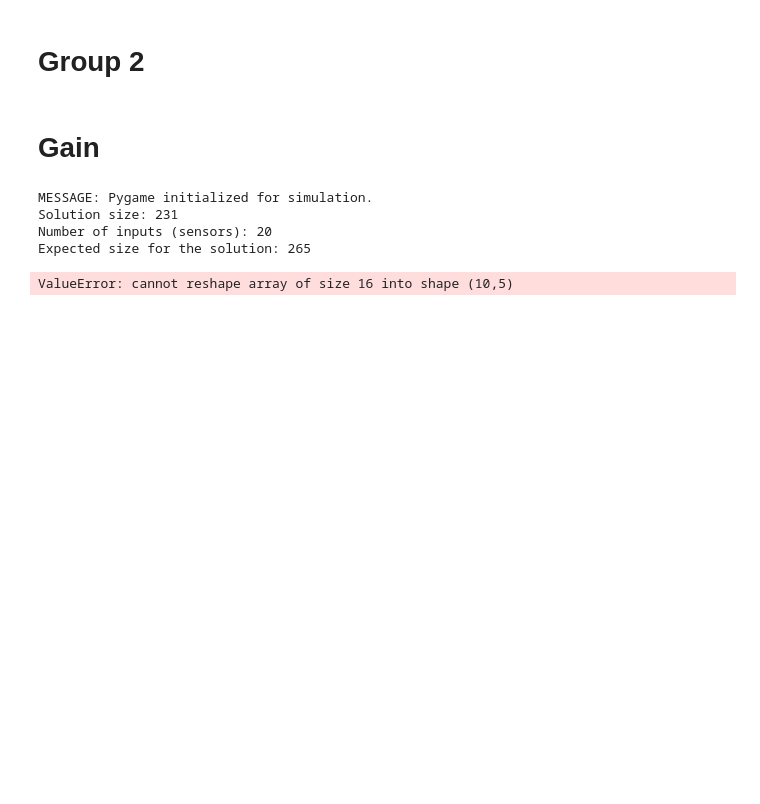
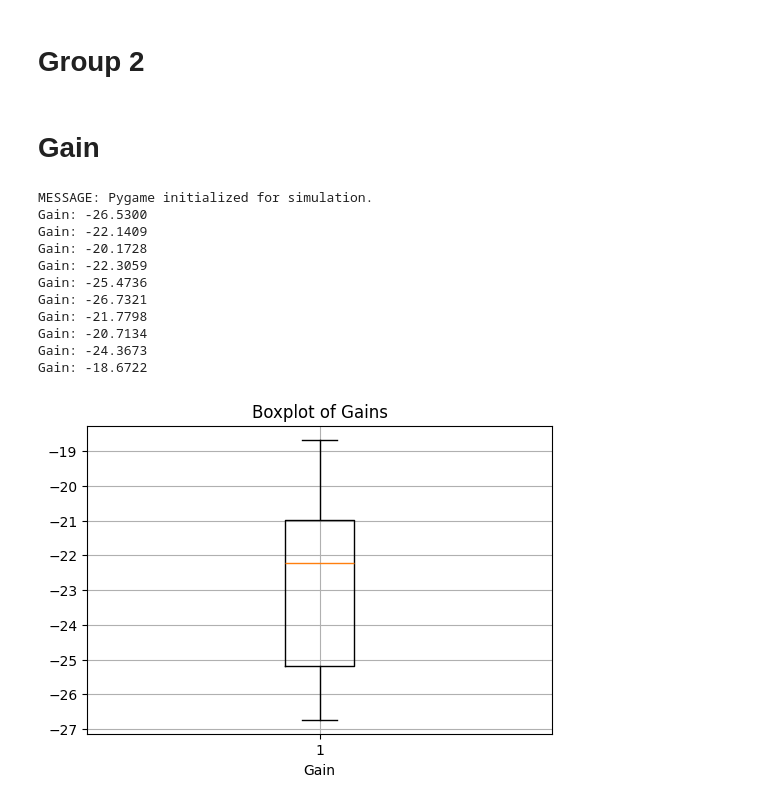
Before and after one commit to koenweverink/EvoMan36, a Jupyter notebook: Task2/plotting.ipynb, the cells around one changed output. Saved outputs shown, nothing was run; the diff lists cells and outputs as text; code cells hidden in the pictures; blank space fills up the shorter version.

Commit message:
fixed gain

```diff
--- a/Task2/plotting.ipynb
+++ b/Task2/plotting.ipynb
@@ -70,17 +70,12 @@ def calculate_gain(solution, enemies, experiment_name, n_hidden_neurons, num_tes
         speed="fastest",
         visuals=False,
         randomini="yes",
+        multiplemode="yes",
     )
 
     gains = []
     for _ in range(num_tests):
         num_sensors = env.get_num_sensors()
-        print(f'Solution size: {solution.size}')
-        print(f'Number of inputs (sensors): {num_sensors}')
-
-        # Check the expected size based on the architecture
-        expected_size = num_sensors * n_hidden_neurons + n_hidden_neurons * 5 + n_hidden_neurons + 5
-        print(f'Expected size for the solution: {expected_size}')
 
         env.player_controller.set(solution, num_sensors)
         f, p_e, e_e, _ = env.play(pcont=solution)
@@ -88,20 +83,35 @@ def calculate_gain(solution, enemies, experiment_name, n_hidden_neurons, num_tes
         print(f'Gain: {gain:.4f}')
         gains.append(gain)
 
-    return np.mean(gains)
+    return gains
 # %%
 best_solution_EA1_EG1 = np.loadtxt('results\\best_solution_A_enemy_group_1.txt')
 best_solution_EA2_EG1 = np.loadtxt('results\\best_solution_B_enemy_group_1.txt')
 # %%
 # Calculate the gain for the best solution of EA1 EG1 on all enemies
-gain_EA1_EG1 = []
 enemies = np.array(range(1, 9))
 
-gain = calculate_gain(best_solution_EA1_EG1, enemies, 'gain_EA1_EG1', 10, 5)
-gain_EA1_EG1.append(gain)
+gains = calculate_gain(best_solution_EA1_EG1, enemies, 'gain_EA1_EG1', 10, 10)
 # %% [output]
 MESSAGE: Pygame initialized for simulation.
-Solution size: 231
-Number of inputs (sensors): 20
-Expected size for the solution: 265
+Gain: -26.5300
+Gain: -22.1409
+Gain: -20.1728
+Gain: -22.3059
+Gain: -25.4736
+Gain: -26.7321
+Gain: -21.7798
+Gain: -20.7134
+Gain: -24.3673
+Gain: -18.6722
-ValueError: cannot reshape array of size 16 into shape (10,5)
+# %%
+plt.figure(figsize=(6, 4))
+plt.boxplot(gains)
+plt.title("Boxplot of Gains")
+plt.xlabel("Gain")
+plt.grid(True)
+
+# Show the plot
+plt.show()
+# %% [output]
+[figure, added]
```
Also changed, not shown: parts of 1 cell of this notebook, 3 other files.
